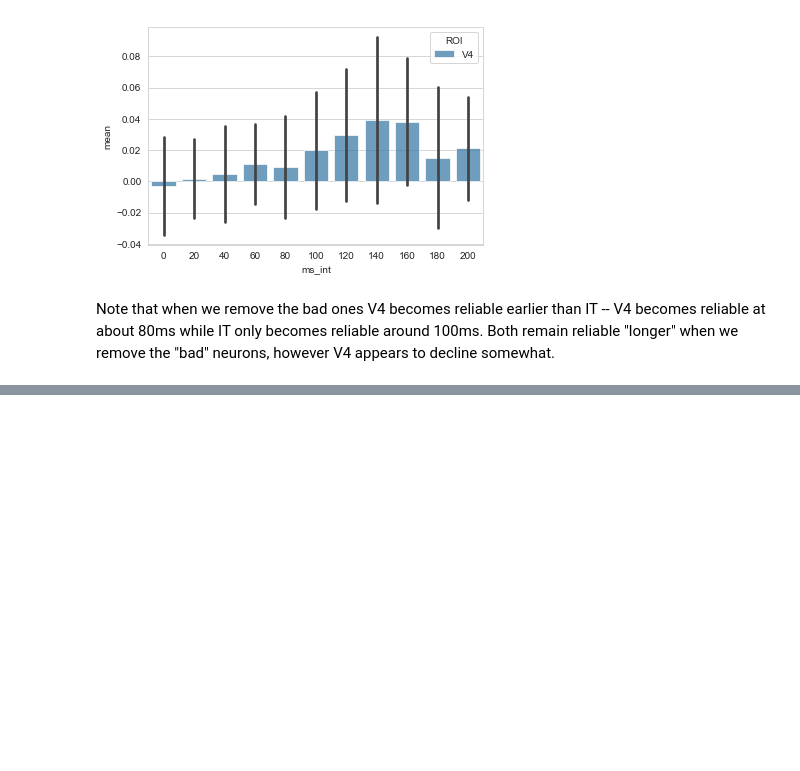
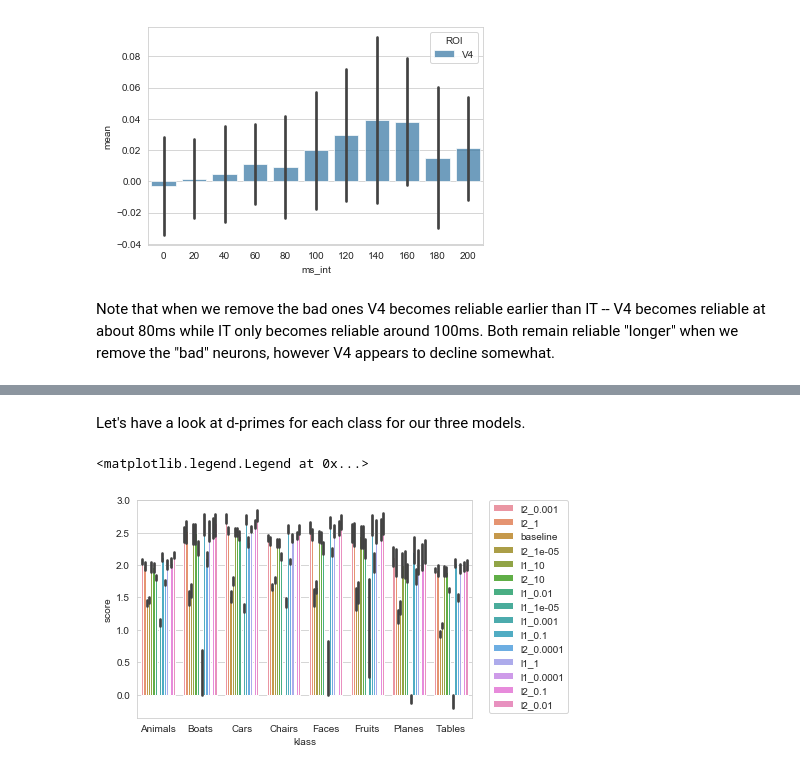
Before and after one commit to benpeloquin7/psych253, a Jupyter notebook: HW/hw1.ipynb, the cells around one changed output, grey strips where cells are left out. Drawn from its saved outputs; the diff is of its cells as text; code cells hidden in the pictures; blank space fills up the shorter version.

```diff
--- a/HW/hw1.ipynb
+++ b/HW/hw1.ipynb
@@ -428,0 +544,14 @@ KeyboardInterrupt:
+# %%
+d_primes = [c for c in df_accuracies.columns if c[-6:] == 'dprime']
+df_dprimes = df_accuracies[[c for c in df_accuracies.columns if c != 'accuracy']] \
+    .melt(id_vars=['model', 'split'], value_vars=d_primes,
+          var_name='klass', value_name='score')
+df_dprimes['klass'] = df_dprimes['klass'].apply(lambda x: x[:-7])
+# %% [markdown]
+Let's have a look at d-primes for each class for our three models.
+# %%
+sns.barplot(x='klass', y='score', hue='model', data=df_dprimes)
+plt.legend(bbox_to_anchor=(1.05, 1), loc=2, borderaxespad=0.)
+# %% [output]
+<matplotlib.legend.Legend at 0x...>
+[figure, added]
```
Also changed, not shown: parts of 56 cells of this notebook, 2 other files.
